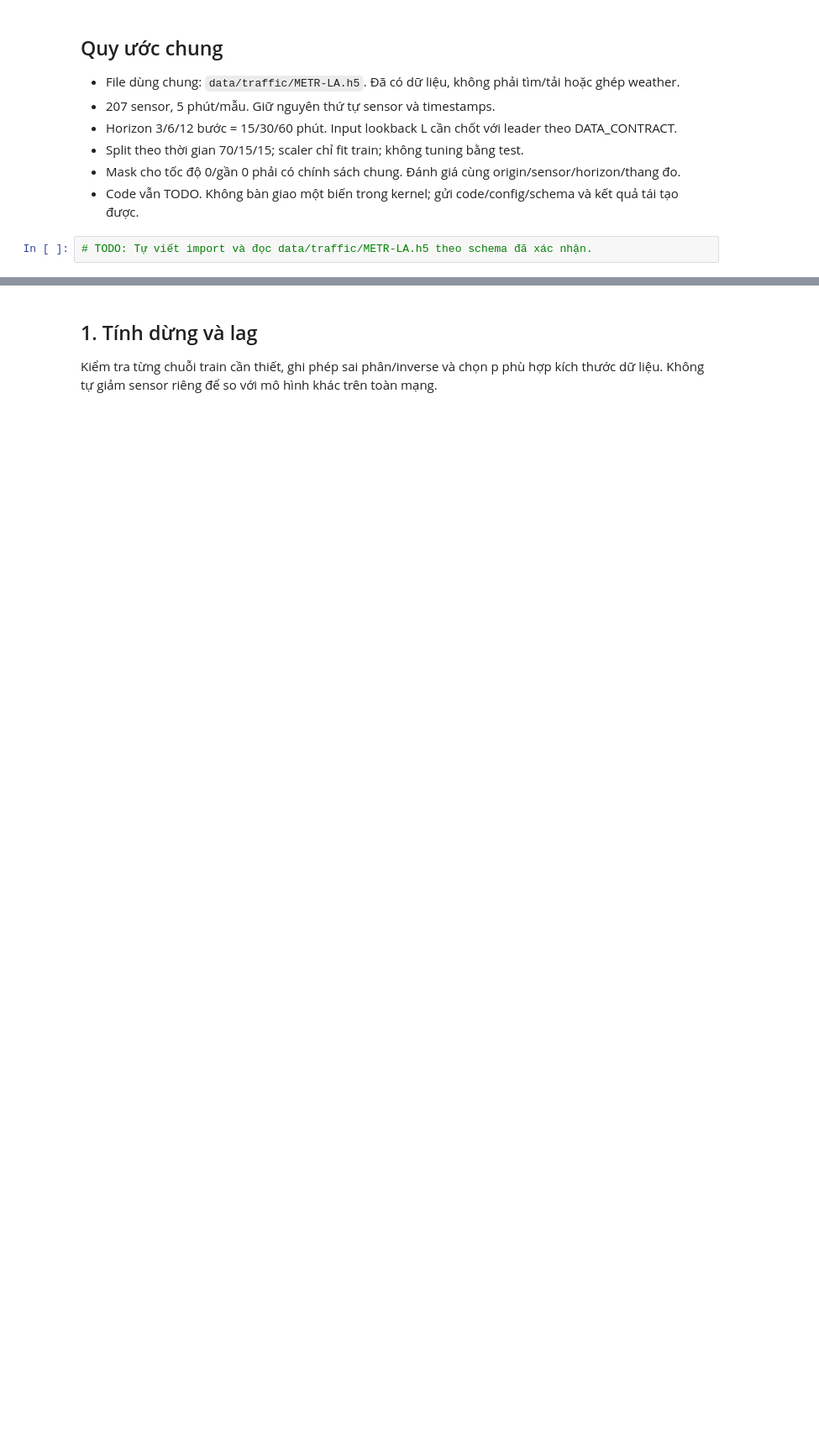
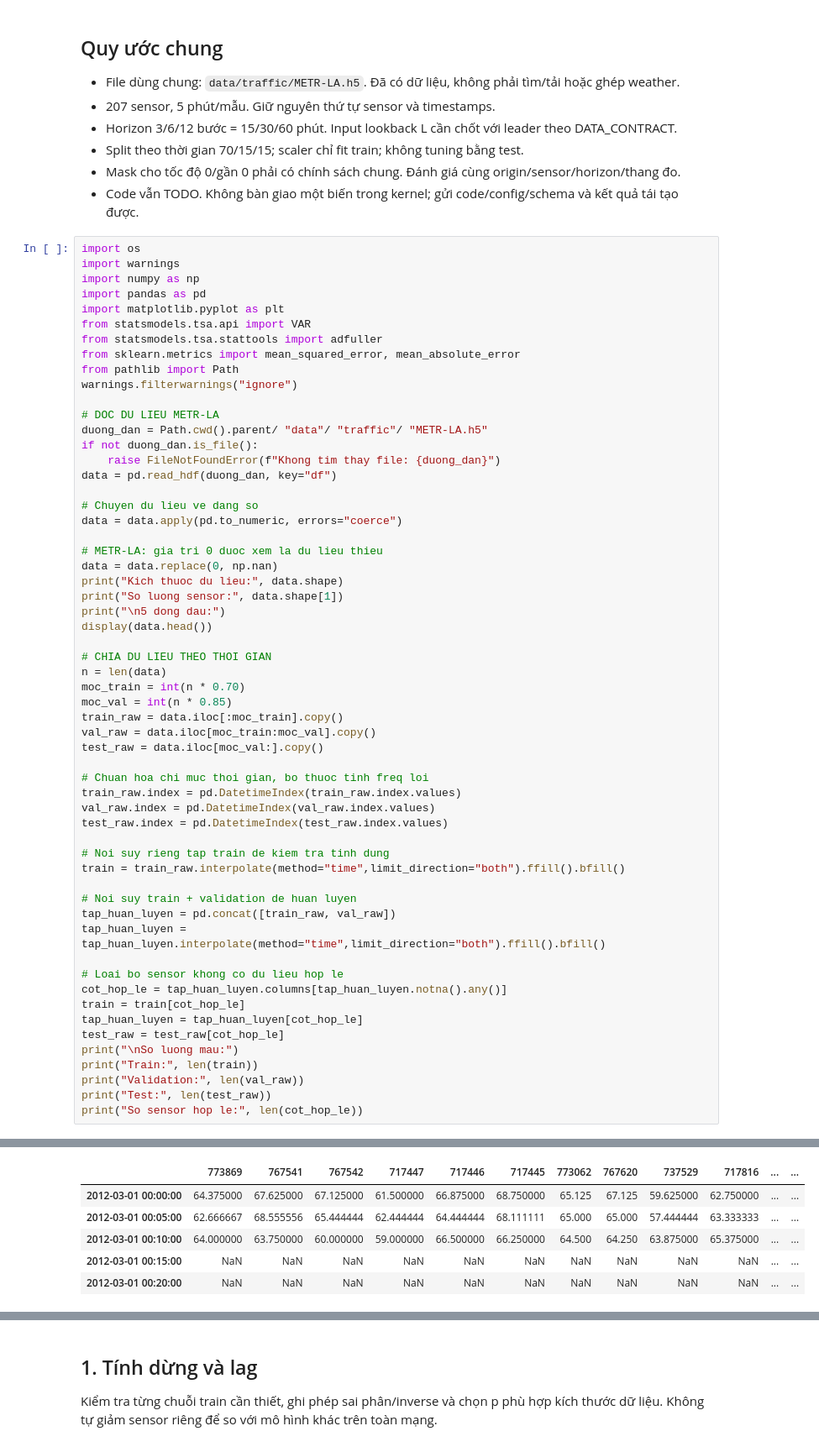
Before and after one commit to thvhieu/time_series_lab4, a Jupyter notebook: contributions/03_var.ipynb, the cells around one changed output, grey strips where cells are left out. Shown at 84% size. Drawn from its saved outputs; the diff is of its cells as text; blank space fills up the shorter version.

```diff
--- a/contributions/03_var.ipynb
+++ b/contributions/03_var.ipynb
@@ -20,4 +20,61 @@ Hạn bàn giao: TODO ngày/giờ.
 - Mask cho tốc độ 0/gần 0 phải có chính sách chung. Đánh giá cùng origin/sensor/horizon/thang đo.
 - Code vẫn TODO. Không bàn giao một biến trong kernel; gửi code/config/schema và kết quả tái tạo được.
 # %%
-# TODO: Tự viết import và đọc data/traffic/METR-LA.h5 theo schema đã xác nhận.
+import os
+import warnings
+import numpy as np
+import pandas as pd
+import matplotlib.pyplot as plt
+from statsmodels.tsa.api import VAR
+from statsmodels.tsa.stattools import adfuller
+from sklearn.metrics import mean_squared_error, mean_absolute_error
+from pathlib import Path
+warnings.filterwarnings("ignore")
+
+# DOC DU LIEU METR-LA
+duong_dan = Path.cwd().parent/ "data"/ "traffic"/ "METR-LA.h5"
+if not duong_dan.is_file():
+    raise FileNotFoundError(f"Khong tim thay file: {duong_dan}")
+data = pd.read_hdf(duong_dan, key="df")
+
+# Chuyen du lieu ve dang so
+data = data.apply(pd.to_numeric, errors="coerce")
+
+# METR-LA: gia tri 0 duoc xem la du lieu thieu
+data = data.replace(0, np.nan)
+print("Kich thuoc du lieu:", data.shape)
+print("So luong sensor:", data.shape[1])
+print("\n5 dong dau:")
+display(data.head())
+
+# CHIA DU LIEU THEO THOI GIAN
+n = len(data)
+moc_train = int(n * 0.70)
+moc_val = int(n * 0.85)
+train_raw = data.iloc[:moc_train].copy()
+val_raw = data.iloc[moc_train:moc_val].copy()
+test_raw = data.iloc[moc_val:].copy()
+
+# Chuan hoa chi muc thoi gian, bo thuoc tinh freq loi
+train_raw.index = pd.DatetimeIndex(train_raw.index.values)
+val_raw.index = pd.DatetimeIndex(val_raw.index.values)
+test_raw.index = pd.DatetimeIndex(test_raw.index.values)
+
+# Noi suy rieng tap train de kiem tra tinh dung
+train = train_raw.interpolate(method="time",limit_direction="both").ffill().bfill()
+
+# Noi suy train + validation de huan luyen
+tap_huan_luyen = pd.concat([train_raw, val_raw])
+tap_huan_luyen = tap_huan_luyen.interpolate(method="time",limit_direction="both").ffill().bfill()
+
+# Loai bo sensor khong co du lieu hop le
+cot_hop_le = tap_huan_luyen.columns[tap_huan_luyen.notna().any()]
+train = train[cot_hop_le]
+tap_huan_luyen = tap_huan_luyen[cot_hop_le]
+test_raw = test_raw[cot_hop_le]
+print("\nSo luong mau:")
+print("Train:", len(train))
+print("Validation:", len(val_raw))
+print("Test:", len(test_raw))
+print("So sensor hop le:", len(cot_hop_le))
+# %% [output]
@@ -23,0 +85,6 @@ Hạn bàn giao: TODO ngày/giờ.
+|  | 773869 | 767541 | 767542 | 717447 | 717446 | 717445 | 773062 | 767620 | 737529 | 717816 | ... | ... |
+| 2012-03-01 00:00:00 | 64.375000 | 67.625000 | 67.125000 | 61.500000 | 66.875000 | 68.750000 | 65.125 | 67.125 | 59.625000 | 62.750000 | ... | ... |
+| 2012-03-01 00:05:00 | 62.666667 | 68.555556 | 65.444444 | 62.444444 | 64.444444 | 68.111111 | 65.000 | 65.000 | 57.444444 | 63.333333 | ... | ... |
+| 2012-03-01 00:10:00 | 64.000000 | 63.750000 | 60.000000 | 59.000000 | 66.500000 | 66.250000 | 64.500 | 64.250 | 63.875000 | 65.375000 | ... | ... |
+| 2012-03-01 00:15:00 | NaN | NaN | NaN | NaN | NaN | NaN | NaN | NaN | NaN | NaN | ... | ... |
+| 2012-03-01 00:20:00 | NaN | NaN | NaN | NaN | NaN | NaN | NaN | NaN | NaN | NaN | ... | ... |
```
Also changed, not shown: parts of 7 cells of this notebook, 4 other files.
